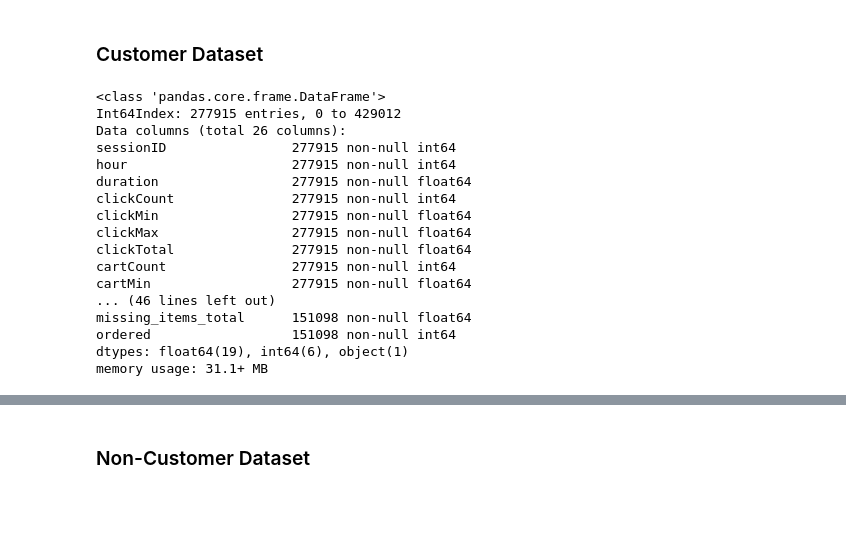
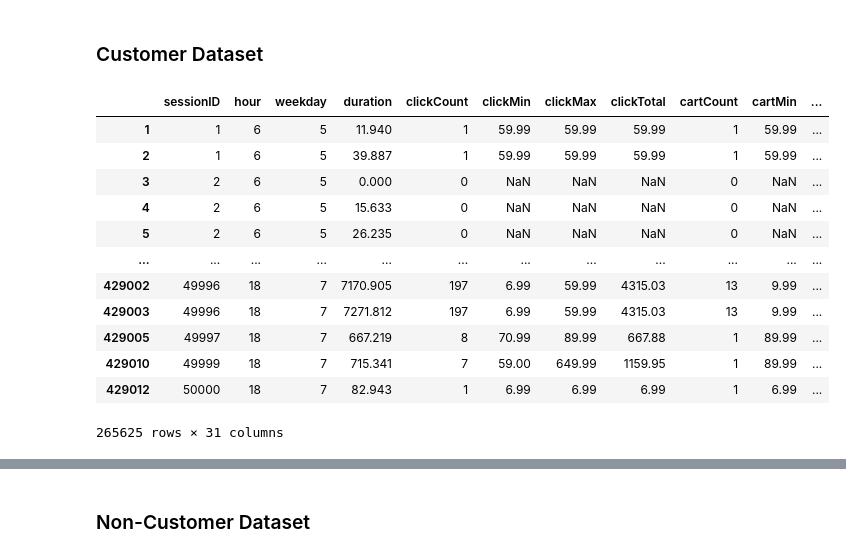
Before and after one commit to BrainMonkey/ml-contest1, a Jupyter notebook: python/jhiciano-customer-split.ipynb, the cells around one changed output, grey strips where cells are left out. Drawn from its saved outputs; the diff is of its cells as text; code cells hidden in the pictures; blank space fills up the shorter version.

```diff
--- a/python/jhiciano-customer-split.ipynb
+++ b/python/jhiciano-customer-split.ipynb
@@ -165,23 +148,22 @@ See the caveats in the documentation: http://pandas.pydata.org/pandas-docs/stabl
 # %% [markdown]
 ### Customer Dataset
-# %%
-df_train_cust.info()
-df_train_noncust.info()
-# %% [output]
-<class 'pandas.core.frame.DataFrame'>
-Int64Index: 277915 entries, 0 to 429012
-Data columns (total 26 columns):
-sessionID                277915 non-null int64
-hour                     277915 non-null int64
-duration                 277915 non-null float64
-clickCount               277915 non-null int64
-clickMin                 277915 non-null float64
-clickMax                 277915 non-null float64
-clickTotal               277915 non-null float64
-cartCount                277915 non-null int64
-cartMin                  277915 non-null float64
-... (46 lines left out)
-missing_items_total      151098 non-null float64
-ordered                  151098 non-null int64
-dtypes: float64(19), int64(6), object(1)
-memory usage: 31.1+ MB
+# %%
+# Shows missing and and missing counts per column
+# df_train_cust.info()
+# df_train_cust.isnull().sum(axis = 0)
+#df_train_cust.head()
+df_train[df_train['status']=='y']
+# %% [output]
+|  | sessionID | hour | weekday | duration | clickCount | clickMin | clickMax | clickTotal | cartCount | cartMin | ... |
+| 1 | 1 | 6 | 5 | 11.940 | 1 | 59.99 | 59.99 | 59.99 | 1 | 59.99 | ... |
+| 2 | 1 | 6 | 5 | 39.887 | 1 | 59.99 | 59.99 | 59.99 | 1 | 59.99 | ... |
+| 3 | 2 | 6 | 5 | 0.000 | 0 | NaN | NaN | NaN | 0 | NaN | ... |
+| 4 | 2 | 6 | 5 | 15.633 | 0 | NaN | NaN | NaN | 0 | NaN | ... |
+| 5 | 2 | 6 | 5 | 26.235 | 0 | NaN | NaN | NaN | 0 | NaN | ... |
+| ... | ... | ... | ... | ... | ... | ... | ... | ... | ... | ... | ... |
+| 429002 | 49996 | 18 | 7 | 7170.905 | 197 | 6.99 | 59.99 | 4315.03 | 13 | 9.99 | ... |
+| 429003 | 49996 | 18 | 7 | 7271.812 | 197 | 6.99 | 59.99 | 4315.03 | 13 | 9.99 | ... |
+| 429005 | 49997 | 18 | 7 | 667.219 | 8 | 70.99 | 89.99 | 667.88 | 1 | 89.99 | ... |
+| 429010 | 49999 | 18 | 7 | 715.341 | 7 | 59.00 | 649.99 | 1159.95 | 1 | 89.99 | ... |
+| 429012 | 50000 | 18 | 7 | 82.943 | 1 | 6.99 | 6.99 | 6.99 | 1 | 6.99 | ... |
+265625 rows × 31 columns
```
Also changed, not shown: parts of 23 cells of this notebook, 2 other files.
